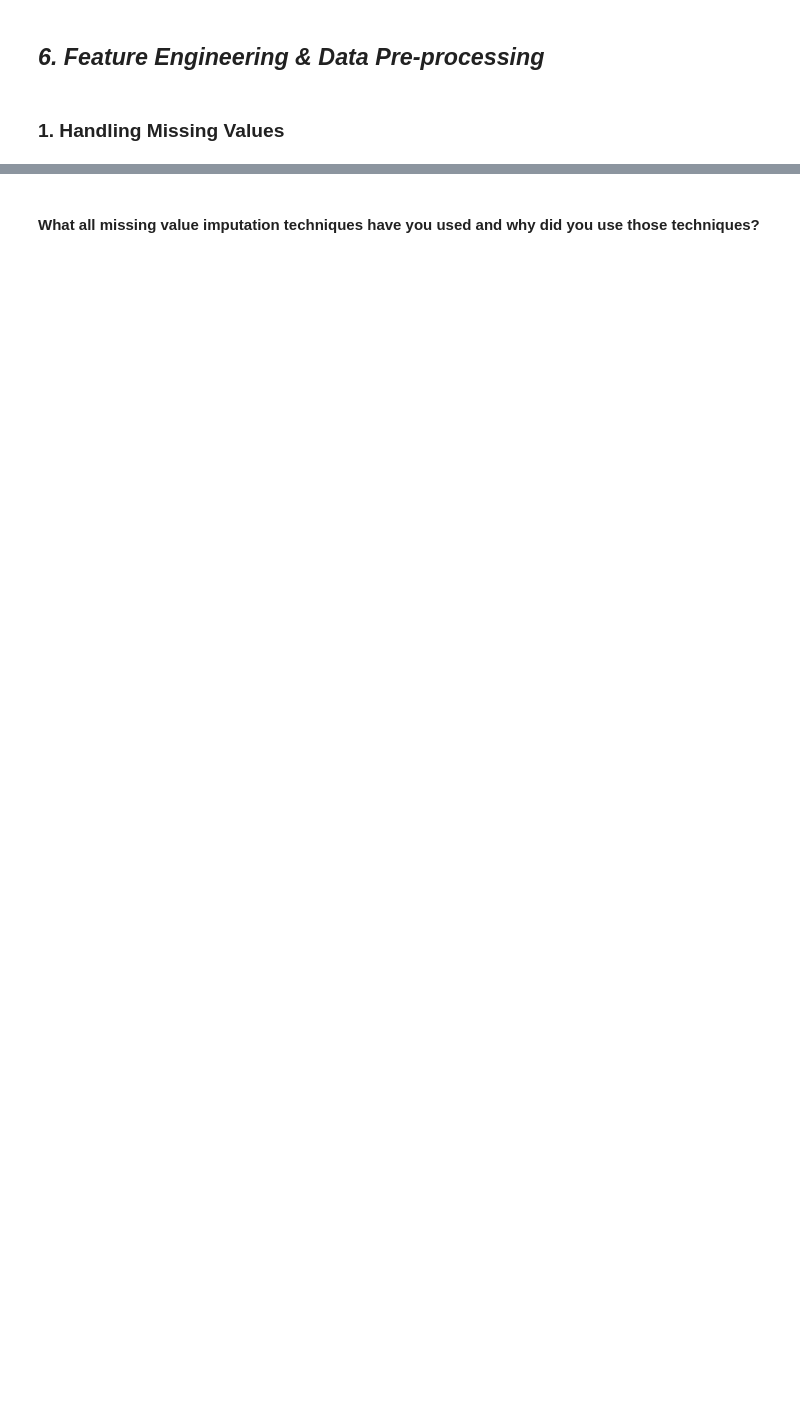
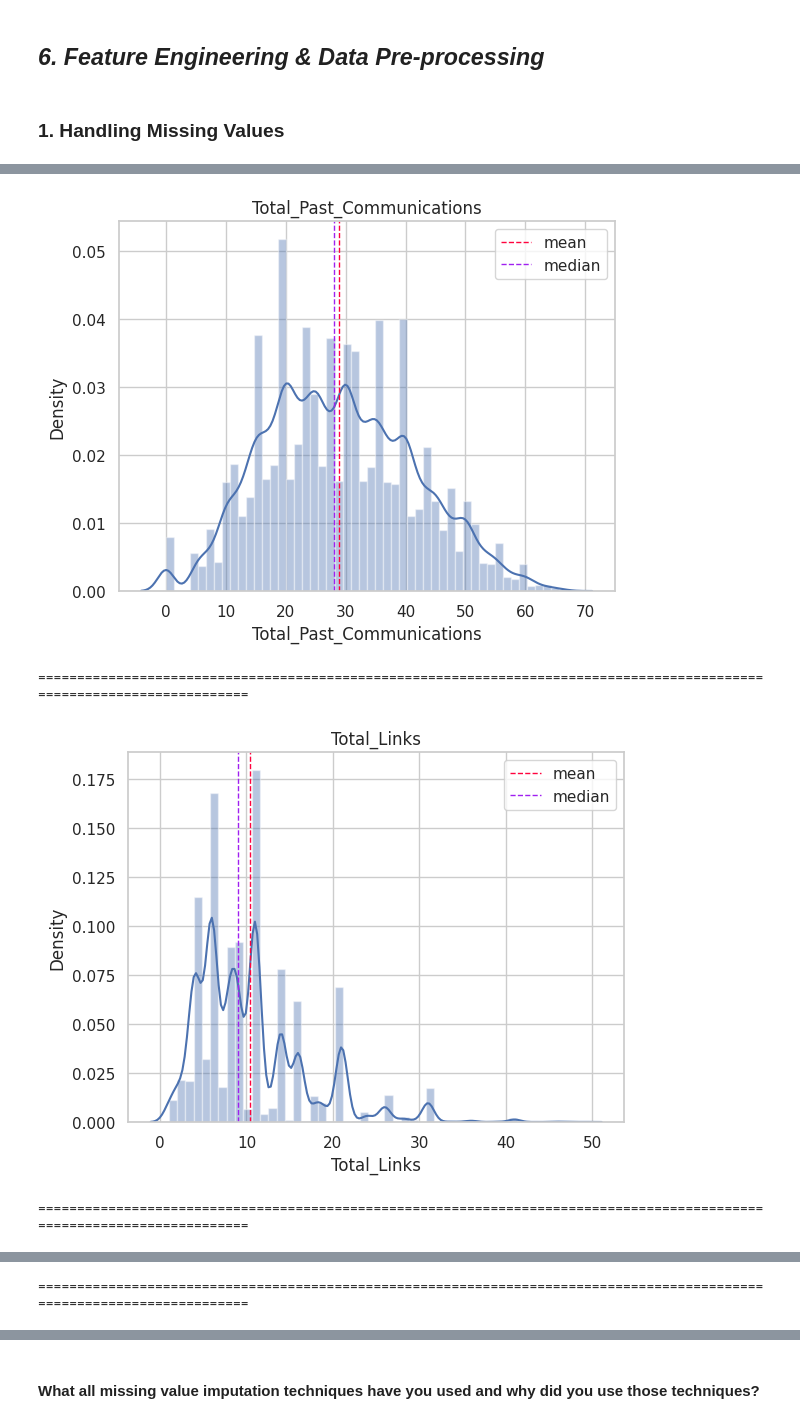
Before and after one commit to shailesh3335/Email_Campaign_Effectiveness_Prediction_capstone, a Jupyter notebook: Email_Campaign_Effectiveness_Prediction_capstone.ipynb, the cells around one changed output, grey strips where cells are left out. Cells and saved outputs as stored; diff of their text form; code cells hidden in the pictures; blank space fills up the shorter version.

```diff
--- a/Email_Campaign_Effectiveness_Prediction_capstone.ipynb
+++ b/Email_Campaign_Effectiveness_Prediction_capstone.ipynb
@@ -1123,0 +1258,20 @@ Answer Here.
+# %%
+#replacing null value in customer location using mode
+df['Customer_Location'].fillna(df['Customer_Location'].mode()[0], inplace = True)
+# %%
+#checking distribution of other null value to find correct way to impute
+for cat in ['Total_Past_Communications','Total_Links','Total_Images']:
+  sns.distplot(x=df[cat], hist= True);
+  feature = df[cat]
+  plt.axvline(feature.mean(), color='#ff033e', linestyle='dashed', linewidth=1,label= 'mean');  #red
+  plt.axvline(feature.median(), color='#A020F0', linestyle='dashed', linewidth=1,label='median'); #cyan
+  plt.legend(bbox_to_anchor = (1.0, 1), loc = 'upper right')
+  plt.title(f'{cat.title()}');
+  plt.xlabel(cat)
+  plt.show()
+  print('='*120)
+# %% [output]
+[figure, added]
+========================================================================================================================
+[figure, added]
+========================================================================================================================
@@ -1123,0 +1279 @@ Answer Here.
+========================================================================================================================
```
Also changed, not shown: parts of 48 cells of this notebook.
